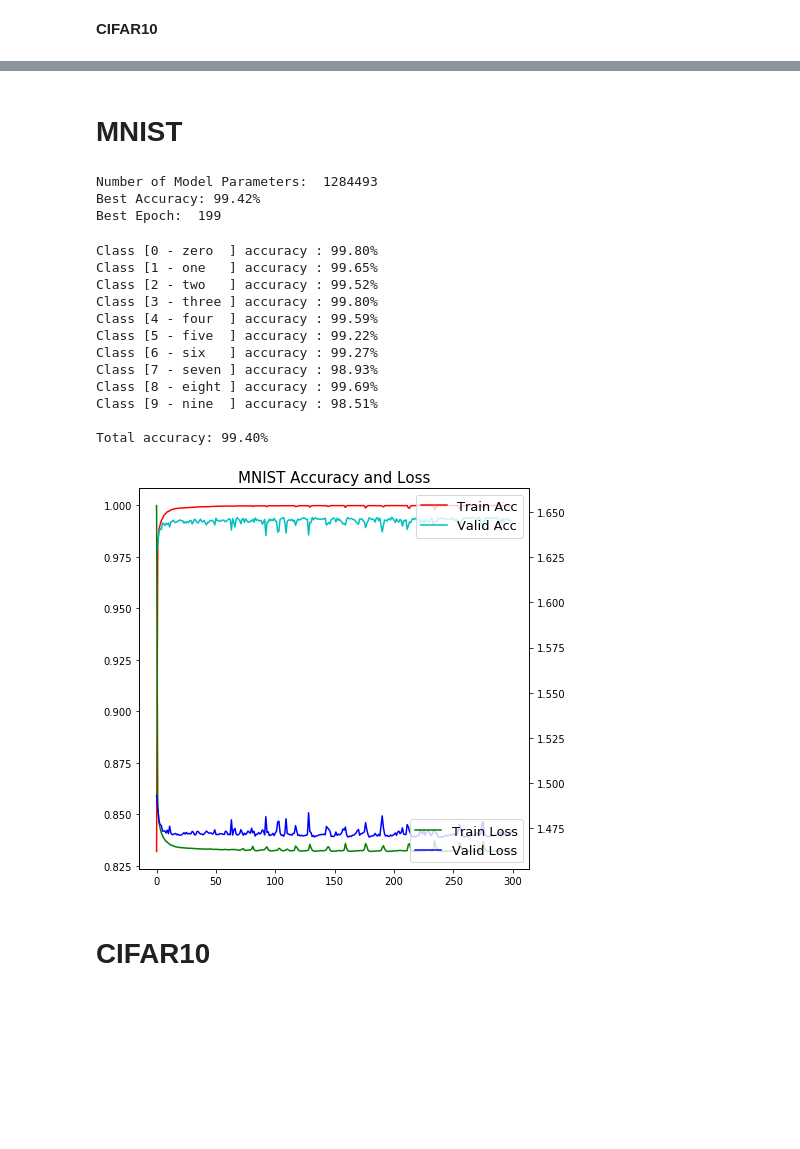
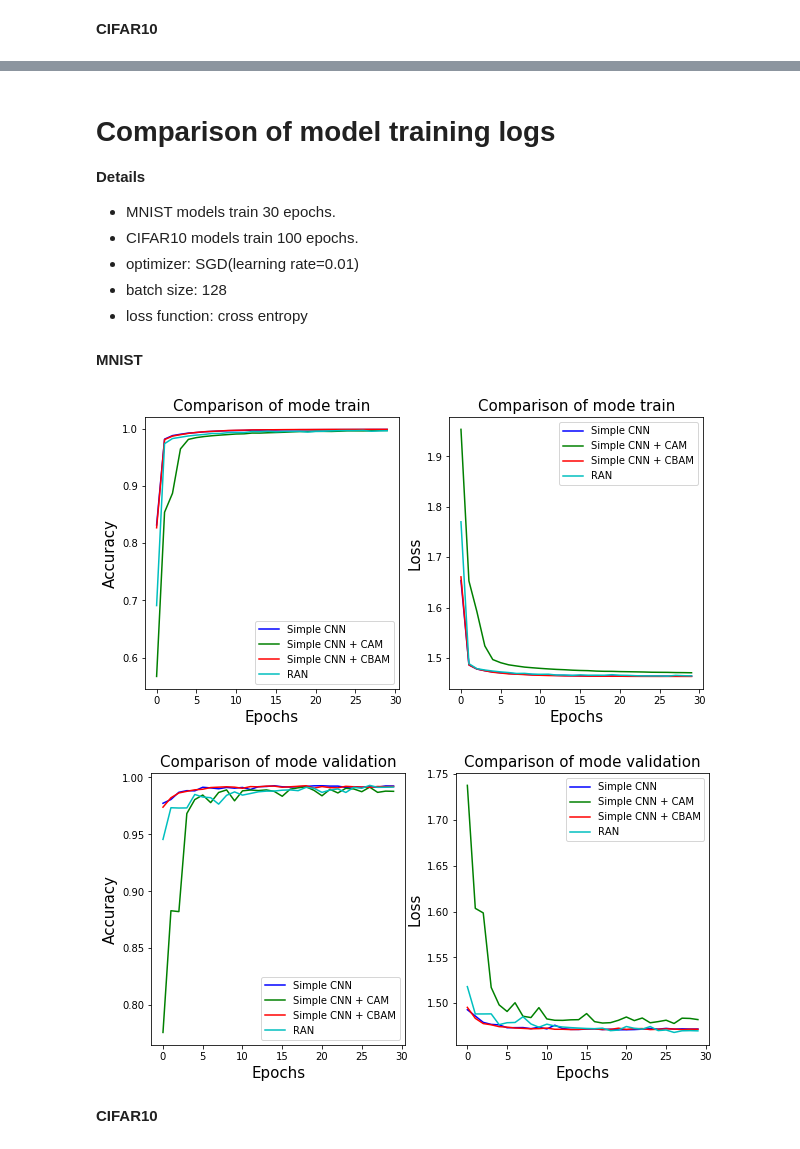
Before and after one commit to TooTouch/WhiteBox-Part1, a Jupyter notebook: notebook/[Evaluation] - Model Performance.ipynb, the cells around one changed output, grey strips where cells are left out. Saved outputs shown, nothing was run; the diff lists cells and outputs as text; code cells hidden in the pictures; blank space fills up the shorter version.

Commit message:
model performance - comparison of models

```diff
--- a/notebook/[Evaluation] - Model Performance.ipynb
+++ b/notebook/[Evaluation] - Model Performance.ipynb
@@ -59,0 +70,6 @@ with open('../logs/simple_cnn_cifar10_logs.txt','r') as file:
+# %%
+mnist_cnn_CBAM = SimpleCNN('mnist', 'CBAM')
+mnist_cnn_CBAM, mnist_cnn_CBAM_log = model_load('simple_cnn_mnist_CBAM', mnist_cnn_CBAM)
+
+cifar10_cnn_CBAM = SimpleCNN('cifar10', 'CBAM')
+cifar10_cnn_CBAM, cifar10_cnn_CBAM_log = model_load('simple_cnn_cifar10_CBAM', cifar10_cnn_CBAM)
@@ -60,3 +85,9 @@ with open('../logs/simple_cnn_cifar10_logs.txt','r') as file:
+# %%
+mnist_RAN = RAN('mnist')
+mnist_RAN, mnist_RAN_log = model_load('mnist_RAN', mnist_RAN)
+
+cifar10_RAN = RAN('cifar10')
+cifar10_RAN, cifar10_RAN_log = model_load('cifar10_RAN', cifar10_RAN)
 # %% [markdown]
 # Data Load
 # %% [markdown]
@@ -103,0 +133,2 @@ Data Complete
+# %%
+model_names = ['Simple CNN','Simple CNN + CAM', 'Simple CNN + CBAM', 'RAN']
@@ -104,40 +170,24 @@ Data Complete
+# %% [markdown]
+# Comparison of model training logs
+
+**Details**
+- MNIST models train 30 epochs.
+- CIFAR10 models train 100 epochs.
+- optimizer: SGD(learning rate=0.01)
+- batch size: 128
+- loss function: cross entropy
+# %%
+mnist_logs = [mnist_cnn_log, mnist_cnn_CAM_log, mnist_cnn_CBAM_log, mnist_RAN_log]
+cifar10_logs = [cifar10_cnn_log, cifar10_cnn_CAM_log, cifar10_cnn_CBAM_log, cifar10_RAN_log]
 # %% [markdown]
-# MNIST
+**MNIST**
-# %%
-total_nb_size = sum(torch.numel(e) for _, e in mnist_simplecnn['model'].items())
-print('Number of Model Parameters: ', total_nb_size)
-print('Best Accuracy: {:.2%}'.format(mnist_simplecnn['best_acc']))
-print('Best Epoch: ',mnist_simplecnn['best_epoch'])
-# %% [output]
-Number of Model Parameters:  1284493
-Best Accuracy: 99.42%
-Best Epoch:  199
-# %%
-mnist_acc = calc_accuracy(model=mnist_model,
-                          dataset=mnist_testloader,
-                          idx2class=mnist_idx2class,
-                          device=device)
-# %% [output]
-Class [0 - zero  ] accuracy : 99.80%
-Class [1 - one   ] accuracy : 99.65%
-Class [2 - two   ] accuracy : 99.52%
-Class [3 - three ] accuracy : 99.80%
-Class [4 - four  ] accuracy : 99.59%
-Class [5 - five  ] accuracy : 99.22%
-Class [6 - six   ] accuracy : 99.27%
-Class [7 - seven ] accuracy : 98.93%
-Class [8 - eight ] accuracy : 99.69%
-Class [9 - nine  ] accuracy : 98.51%
-
-Total accuracy: 99.40%
-# %%
-visualize_trainlogs(train=mnist_simplecnn_logs['train'][0],
-                    valid=mnist_simplecnn_logs['validation'][0],
-                    title='MNIST Accuracy and Loss',
-#                     savedir='../images/results/mnist_acc_loss_plot.png',
-                    size=(7,7),
-                    fontsize=15)
-# %% [output]
-[figure, removed]
+# %%
+visualize_models_log(mnist_logs, model_names, 'train',
+                     size=(10,5), nb_epochs=30, fontsize=15)
+visualize_models_log(mnist_logs, model_names, 'validation',
+                     size=(10,5), nb_epochs=30, fontsize=15)
+# %% [output]
+[figure, added]
+[figure, added]
 # %% [markdown]
-# CIFAR10
+**CIFAR10**
```
Also changed, not shown: parts of 30 cells of this notebook, 4 other files.
